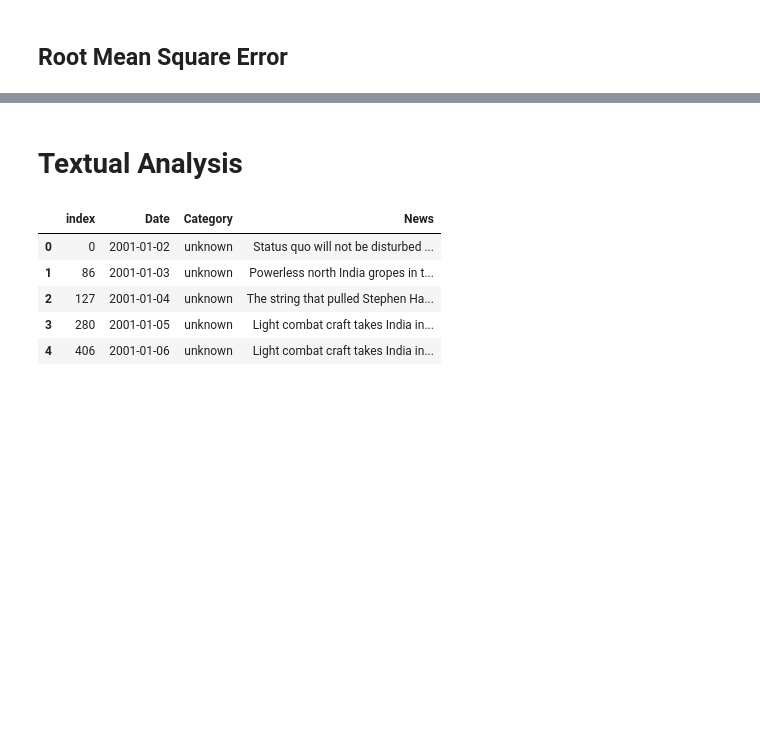
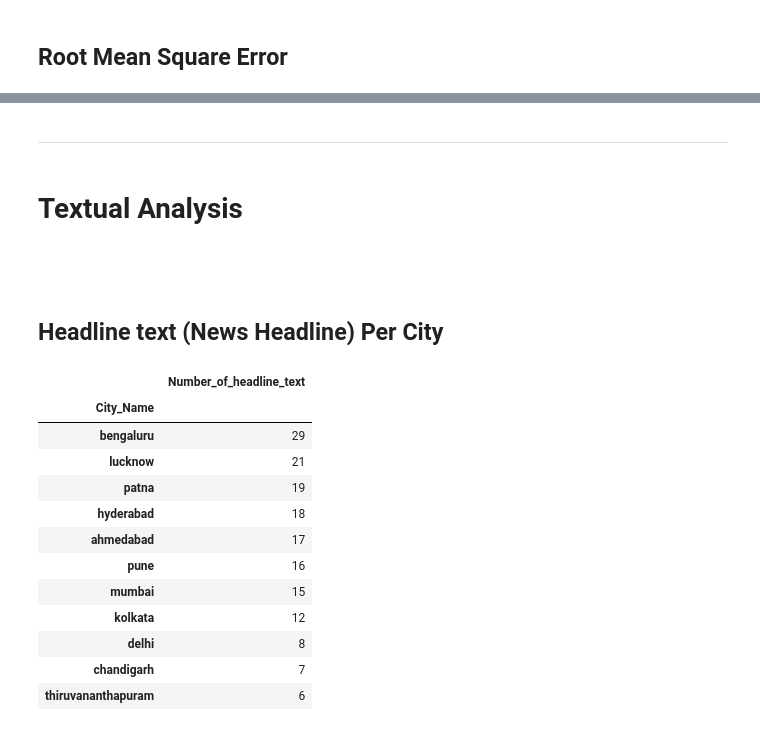
Before and after one commit to Sabyasachi-Seal/StockMarketPrediction, a Jupyter notebook: stockmarketprediction.ipynb, the cells around one changed output, grey strips where cells are left out. Cells and saved outputs as stored; diff of their text form; code cells hidden in the pictures; blank space fills up the shorter version.

```diff
--- a/stockmarketprediction.ipynb
+++ b/stockmarketprediction.ipynb
@@ -263,11 +264,28 @@ Testing =  1.6688784901006168  RMSE
+# %% [markdown]
+<hr>
 # %% [markdown]
 # Textual Analysis
-# %%
-df_news.head()
-# %% [output]
-|  | index | Date | Category | News |
-| 0 | 0 | 2001-01-02 | unknown | Status quo will not be disturbed ... |
-| 1 | 86 | 2001-01-03 | unknown | Powerless north India gropes in t... |
-| 2 | 127 | 2001-01-04 | unknown | The string that pulled Stephen Ha... |
-| 3 | 280 | 2001-01-05 | unknown | Light combat craft takes India in... |
-| 4 | 406 | 2001-01-06 | unknown | Light combat craft takes India in... |
+# %% [markdown]
+<h2><h2>
+# %% [markdown]
+## Headline text (News Headline) Per City
+# %%
+city_headline = city_data.groupby(['City_Name']).agg({'News':'count'})
+city_headline.rename(columns={'News':'Number_of_headline_text'},inplace=True)
+city_headline = city_headline.sort_values(by='Number_of_headline_text',ascending=False)
+top_15_headline_city = city_headline.head(15)
+top_15_headline_city
+# %% [output]
+|  | Number_of_headline_text |
+| City_Name |  |
+| bengaluru | 29 |
+| lucknow | 21 |
+| patna | 19 |
+| hyderabad | 18 |
+| ahmedabad | 17 |
+| pune | 16 |
+| mumbai | 15 |
+| kolkata | 12 |
+| delhi | 8 |
+| chandigarh | 7 |
+| thiruvananthapuram | 6 |
```
Also changed, not shown: parts of 10 cells of this notebook.
